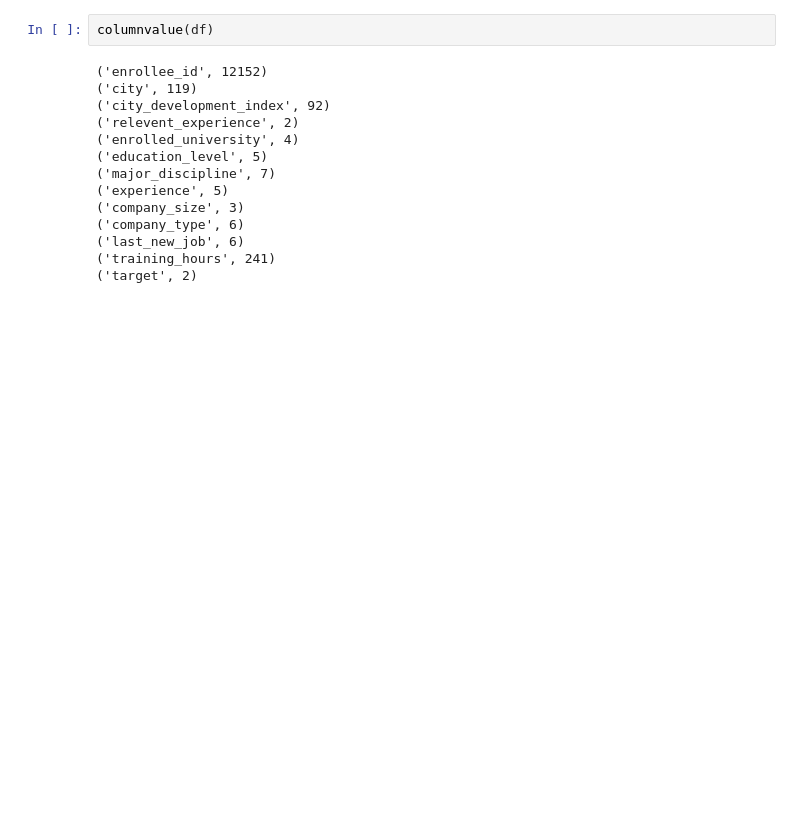
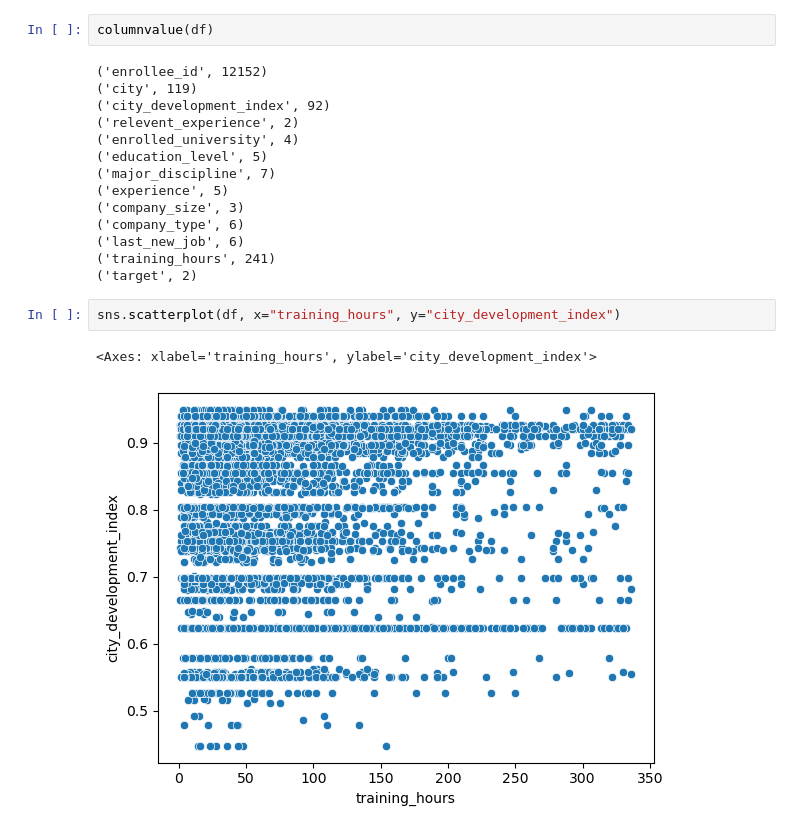
Before and after one commit to NevzatTaha/Hr_Analytic-Data-Cleaning-and-Prediction, a Jupyter notebook: HRAnalytic.ipynb, the cells around one changed output. Saved outputs shown, nothing was run; the diff lists cells and outputs as text; blank space fills up the shorter version.

```diff
--- a/HRAnalytic.ipynb
+++ b/HRAnalytic.ipynb
@@ -712,3 +712,8 @@ columnvalue(df)
 ('last_new_job', 6)
 ('training_hours', 241)
 ('target', 2)
+# %%
+sns.scatterplot(df, x="training_hours", y="city_development_index")
+# %% [output]
+<Axes: xlabel='training_hours', ylabel='city_development_index'>
+[figure, added]
```
Also changed, not shown: parts of 10 cells of this notebook.
